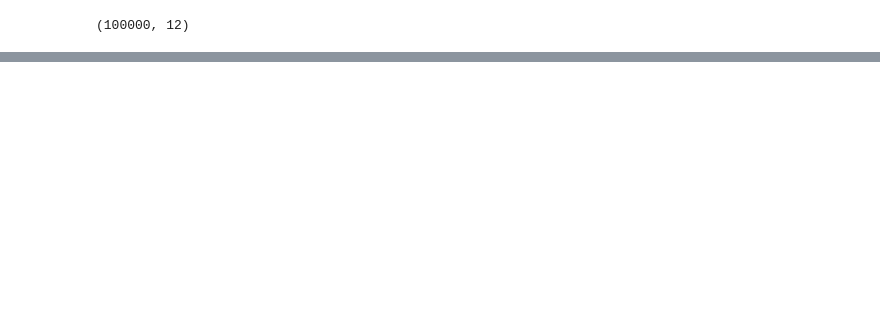
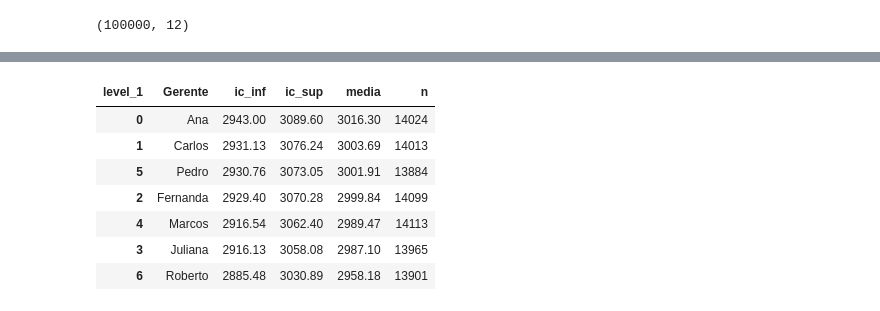
Before and after one commit to karolconkah/projeto-analise-dados, a Jupyter notebook: analise_vendas_gerentes.ipynb, the cells around one changed output, grey strips where cells are left out. Saved outputs shown, nothing was run; the diff lists cells and outputs as text; code cells hidden in the pictures; blank space fills up the shorter version.

```diff
--- a/analise_vendas_gerentes.ipynb
+++ b/analise_vendas_gerentes.ipynb
@@ -970,0 +1375,14 @@ analisevendas.shape
+# %%
+ic_por_gerente_fmt[["media","ic_inf","ic_sup"]] = ic_por_gerente_fmt[["media","ic_inf","ic_sup"]].round(2)
+ic_por_gerente_fmt["n"] = ic_por_gerente_fmt["n"].astype(int)
+
+ic_por_gerente_fmt
+# %% [output]
+| level_1 | Gerente | ic_inf | ic_sup | media | n |
+| 0 | Ana | 2943.00 | 3089.60 | 3016.30 | 14024 |
+| 1 | Carlos | 2931.13 | 3076.24 | 3003.69 | 14013 |
+| 5 | Pedro | 2930.76 | 3073.05 | 3001.91 | 13884 |
+| 2 | Fernanda | 2929.40 | 3070.28 | 2999.84 | 14099 |
+| 4 | Marcos | 2916.54 | 3062.40 | 2989.47 | 14113 |
+| 3 | Juliana | 2916.13 | 3058.08 | 2987.10 | 13965 |
+| 6 | Roberto | 2885.48 | 3030.89 | 2958.18 | 13901 |
```
Also changed, not shown: parts of 45 cells of this notebook, 1 other file.
